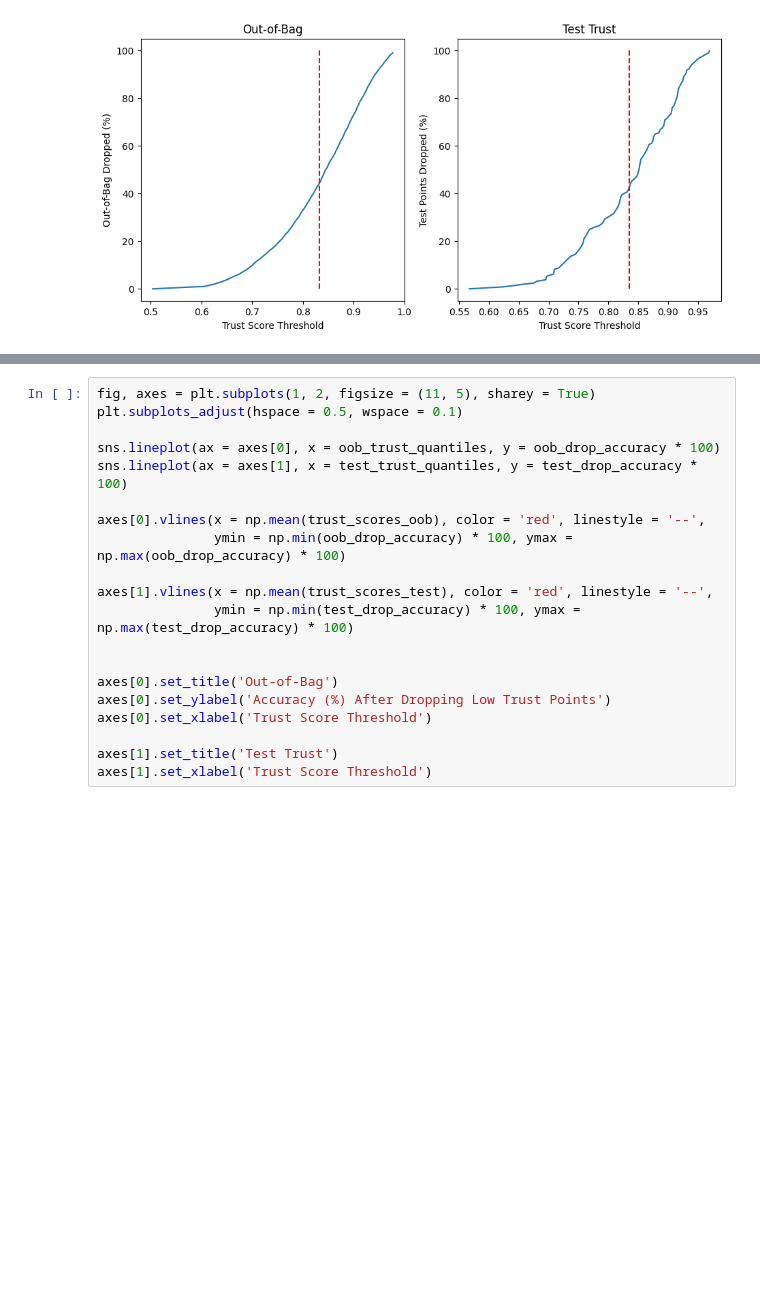
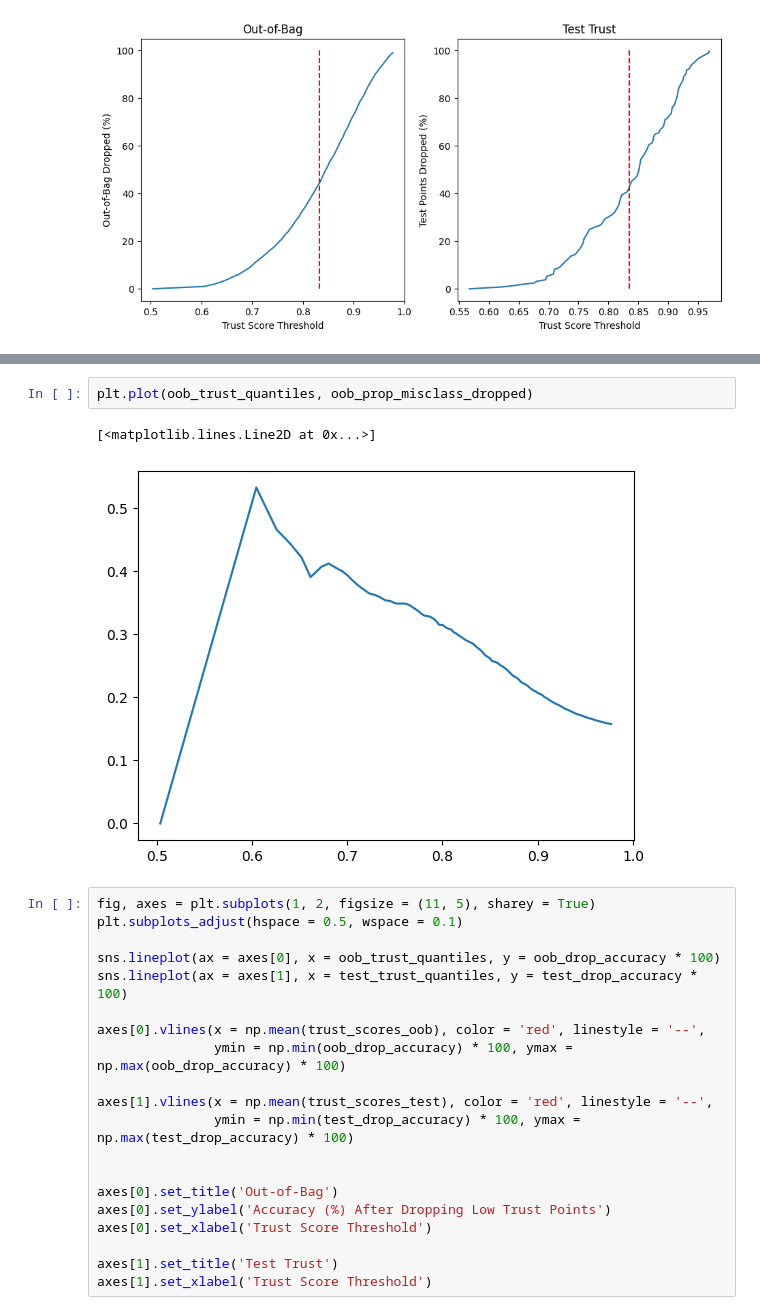
Before and after one commit to jakerhodes/RF-GAP-Python, a Jupyter notebook: trust_score_plots.ipynb, the cells around one changed output, grey strips where cells are left out. Cells and saved outputs as stored; diff of their text form; blank space fills up the shorter version.

```diff
--- a/trust_score_plots.ipynb
+++ b/trust_score_plots.ipynb
@@ -177,3 +236,8 @@ test_drop_accuracy = np.array(test_drop_accuracy)
+# %%
+plt.plot(oob_trust_quantiles, oob_prop_misclass_dropped)
+# %% [output]
+[<matplotlib.lines.Line2D at 0x...>]
+[figure, added]
 # %%
 fig, axes = plt.subplots(1, 2, figsize = (11, 5), sharey = True)
 plt.subplots_adjust(hspace = 0.5, wspace = 0.1)
```
Also changed, not shown: parts of 9 cells of this notebook.
